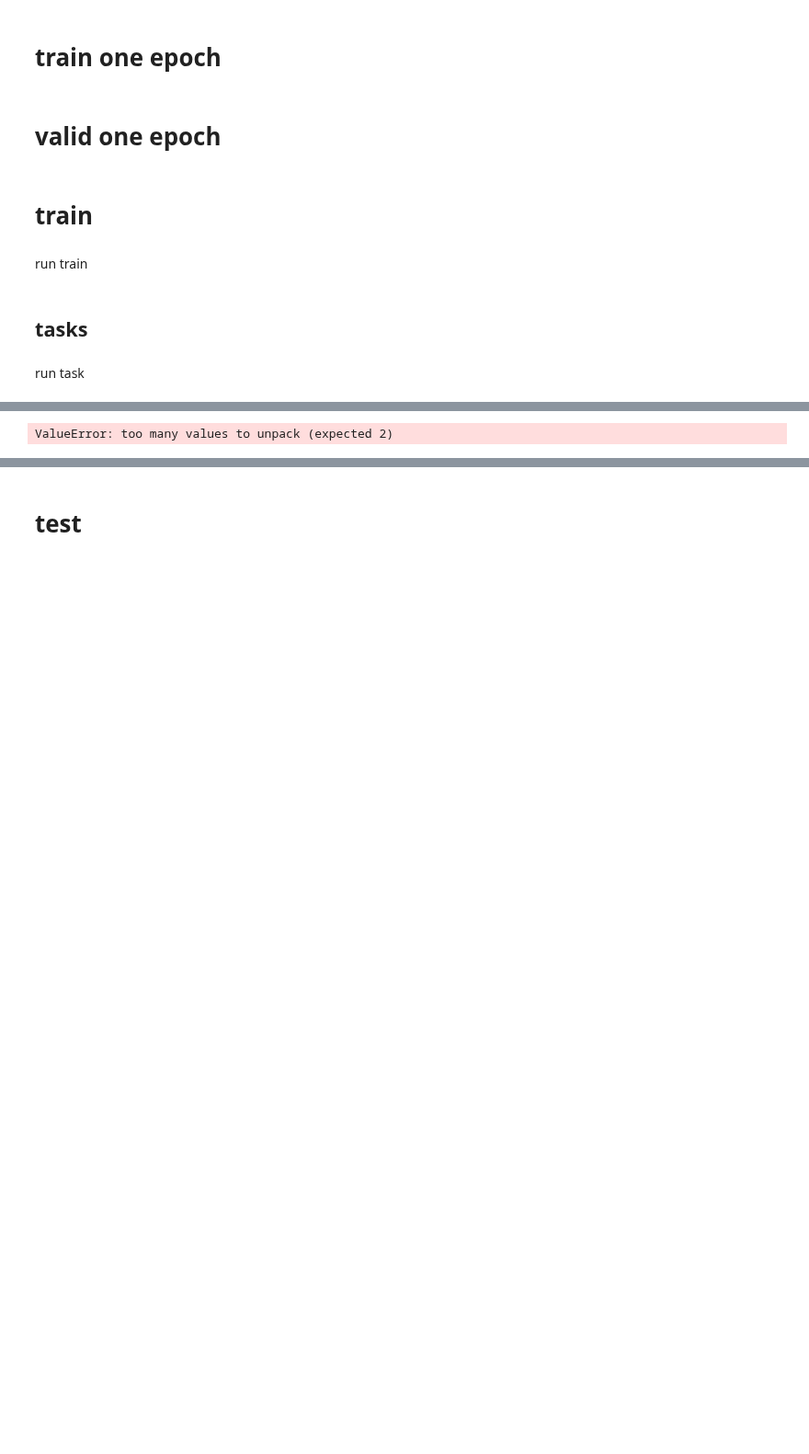
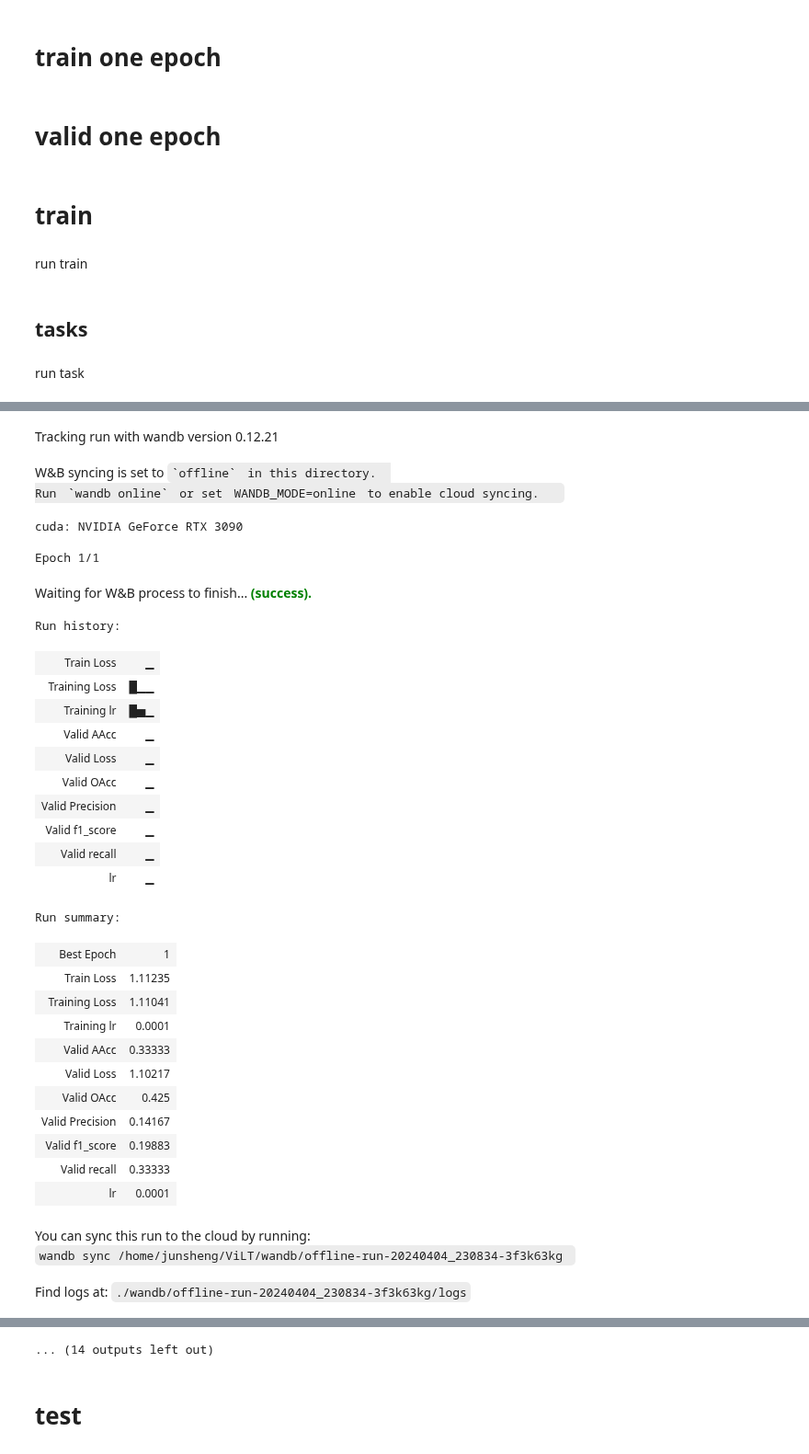
Before and after one commit to caodonghui426/MoE-ViST, a Jupyter notebook: my_vilt_total_off_road.ipynb, the cells around one changed output, grey strips where cells are left out. Shown at 92% size. Drawn from its saved outputs; the diff is of its cells as text; code cells hidden in the pictures; blank space fills up the shorter version.

```diff
--- a/my_vilt_total_off_road.ipynb
+++ b/my_vilt_total_off_road.ipynb
@@ -167,8 +169,10 @@ def fetch_df(label_col):
         _type_: DataFrame
     """
     df_off_road = pd.read_csv("/home/junsheng/ViLT/data/off_road_tsm1_label_0.csv")
-    df_off_road['image_path'] = df_off_road['file_path'].map(lambda x:os.path.join('/home/junsheng/data/off_road/Images/Images',x))
-    # df_off_road['image_path'] = df_off_road['file_path'].map(lambda x:os.path.join('/mnt/data/junsheng/data/off_road/Images/Images',x))
+    # df_off_road = pd.read_csv("/home/junsheng/ViLT/data/off_road_tsm2_label_0.csv")
+
+    # df_off_road['image_path'] = df_off_road['file_path'].map(lambda x:os.path.join('/home/junsheng/data/off_road/Images/Images',x))
+    df_off_road['image_path'] = df_off_road['file_path'].map(lambda x:os.path.join('/mnt/data/junsheng/data/off_road/Images/Images',x))
 
     df_off_road['label'] = df_off_road[label_col]
     # 重采样
@@ -260,7 +264,7 @@ def creat_folds(df):
 # %% [markdown]
 test
 # %%
-df = fetch_df(config.label_col)
-df = creat_folds(df)
+# df = fetch_df(config.label_col)
+# df = creat_folds(df)
 
-df.to_csv("test.csv",index=False)
+# df.to_csv("test.csv",index=False)
@@ -586,8 +564,8 @@ def build_model(model_name: str,pre_train):
 # %%
 weights = config.weights / config.weights.sum()
 
-# criterion = nn.CrossEntropyLoss(weight=weights) #交叉熵损失函数
-criterion = nn.CrossEntropyLoss(weight=weights) #交叉熵损失函数
+# criterion = nn.CrossEntropyLoss(weight=weights) #加权交叉熵损失函数
+criterion = nn.CrossEntropyLoss() #交叉熵损失函数
 
 criterion_mae = nn.L1Loss()
 from sklearn.metrics import r2_score
@@ -1032,7 +1010,7 @@ def run(label_col:str,model_name:str,wandb_name:str,sensor_only:bool):
     config.model_name = model_name
     config.wandb_name = wandb_name
     config.sensor_only = sensor_only
-
+    config.label_col = label_col
     df = fetch_df(label_col)
     df = creat_folds(df)
 
@@ -1260,14 +1238,27 @@ run task
 # run(task["label_col"],task["model_name"],task["wandb_name"],task["sensor_only"])
 # %%
 
+def run_vist_tsm1():
+    config.class_num = 3
+    config.learning_rate = 0.0001
+    task = vist_task_dict["tsm1_k3"]
+    run(task["label_col"],task["model_name"],task["wandb_name"],task["sensor_only"])
 
-config.class_num = 3
-config.learning_rate = 0.0001
-task = vist_task_dict["tsm1_k3"]
-run(task["label_col"],task["model_name"],task["wandb_name"],task["sensor_only"])
 
-task = vist_task_dict["tsm2_k3"]
-run(task["label_col"],task["model_name"],task["wandb_name"],task["sensor_only"])
+    config.class_num = 2
+    task = vist_task_dict["tsm1_k2"]
+    run(task["label_col"],task["model_name"],task["wandb_name"],task["sensor_only"])
+
+    config.class_num = 4
+
+    task = vist_task_dict["tsm1_k4"]
+    run(task["label_col"],task["model_name"],task["wandb_name"],task["sensor_only"])
+
+    task = vist_task_dict["tsm1_original"]
+    run(task["label_col"],task["model_name"],task["wandb_name"],task["sensor_only"])
+
+
+run_vist_tsm1()
 # %% [output]
 input dim: 15
 fold
@@ -1283 +1275,33 @@ valid_df.shape: (40, 40)
+Tracking run with wandb version 0.12.21
+W&B syncing is set to `offline` in this directory.
+Run `wandb online` or set WANDB_MODE=online to enable cloud syncing.
-ValueError: too many values to unpack (expected 2)
+cuda: NVIDIA GeForce RTX 3090
+
+Epoch 1/1
+Waiting for W&B process to finish... (success).
+Run history:
+| Train Loss | ▁ |
+| Training Loss | █▁▁ |
+| Training lr | █▅▁ |
+| Valid AAcc | ▁ |
+| Valid Loss | ▁ |
+| Valid OAcc | ▁ |
+| Valid Precision | ▁ |
+| Valid f1_score | ▁ |
+| Valid recall | ▁ |
+| lr | ▁ |
+Run summary:
+| Best Epoch | 1 |
+| Train Loss | 1.11235 |
+| Training Loss | 1.11041 |
+| Training lr | 0.0001 |
+| Valid AAcc | 0.33333 |
+| Valid Loss | 1.10217 |
+| Valid OAcc | 0.425 |
+| Valid Precision | 0.14167 |
+| Valid f1_score | 0.19883 |
+| Valid recall | 0.33333 |
+| lr | 0.0001 |
+You can sync this run to the cloud by running:
+wandb sync /home/junsheng/ViLT/wandb/offline-run-20240404_230834-3f3k63kg
+Find logs at: ./wandb/offline-run-20240404_230834-3f3k63kg/logs
@@ -1283,0 +1320 @@ ValueError: too many values to unpack (expected 2)
+... (14 outputs left out)
```
Also changed, not shown: parts of 6 cells of this notebook.
